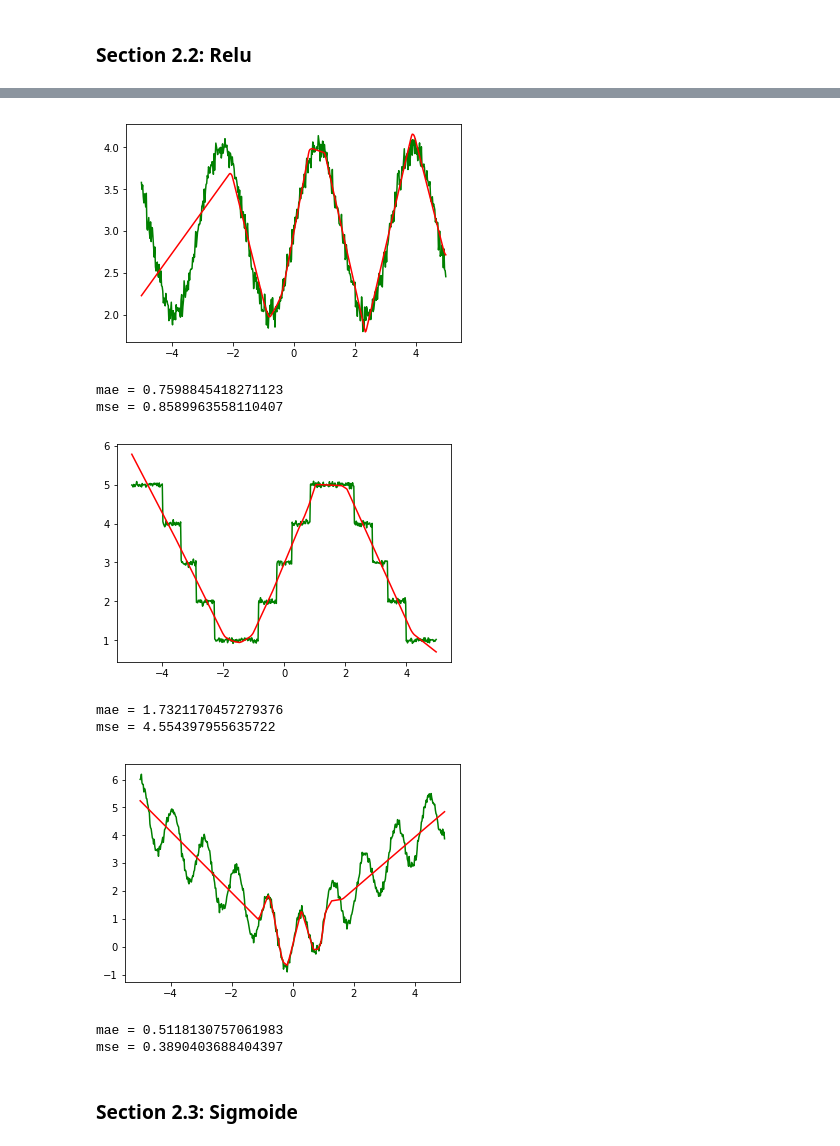
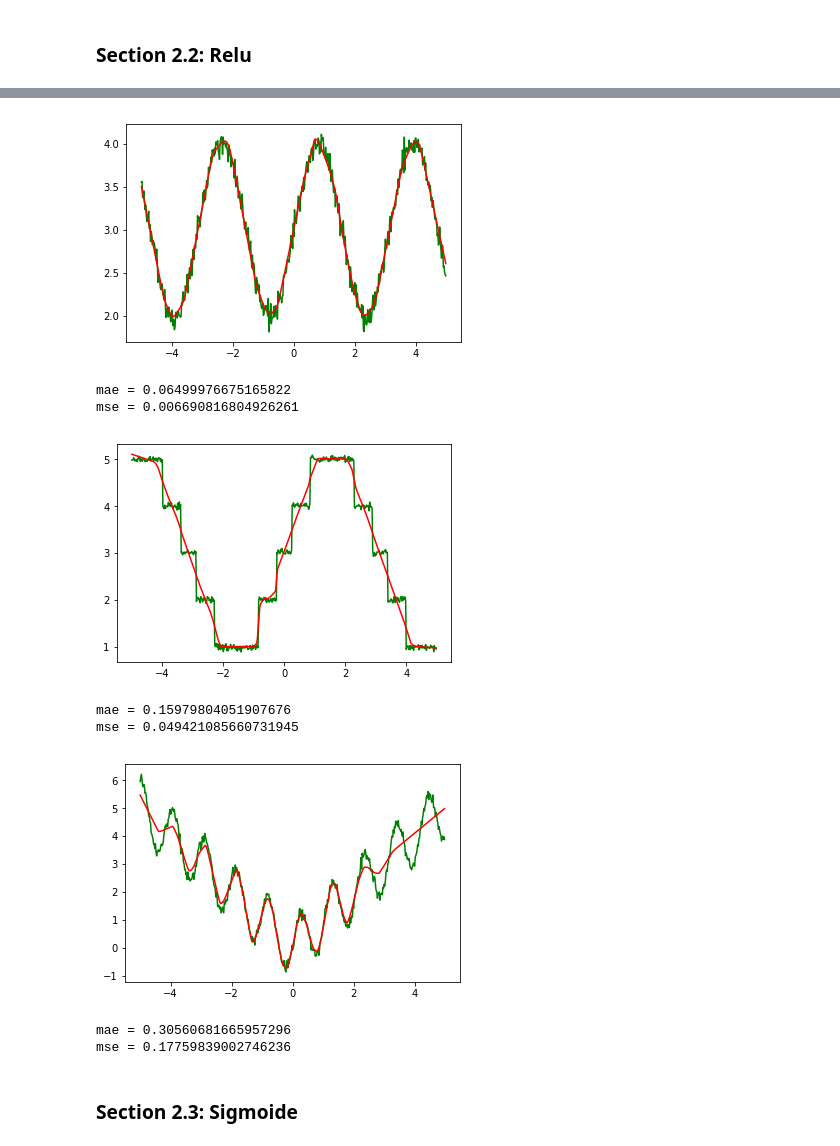
Before and after one commit to ArnaudDeleruyelle/Deep-Learning, a Jupyter notebook: 16-10-18-Jupyter/DeepLearning.ipynb, the cells around one changed output, grey strips where cells are left out. Drawn from its saved outputs; the diff is of its cells as text; code cells hidden in the pictures.

```diff
--- a/16-10-18-Jupyter/DeepLearning.ipynb
+++ b/16-10-18-Jupyter/DeepLearning.ipynb
@@ -109,13 +108,13 @@ def MLP(x_vals,tab_neurones, tab_activation):
 # %% [markdown]
 ### Section 1.7: Test d'un modèle
 # %%
-mlp1 = MLP(x_vals,[8,8,1], ['tanh','tanh','identity'])
+mlp1 = MLP(x_batch,[8,8,1], ['tanh','tanh','identity'])
 
 # output layer
 y_pred = mlp1[-1]
 
 # loss function
-loglikelihoods = tf.square(y_pred - y)
+loglikelihoods = tf.square(y_pred - y_batch)
 avg_llh = tf.reduce_mean(loglikelihoods)
 
 # optimizer
@@ -176,24 +181,24 @@ mae = 1.3333333333333333
 def testFunctionActivation(n, x_vals, y_vals, model):
     liste_result = []
     for i in range(n):
-        session = Fit(x_vals, y_vals, model, verbose = 20000)
+        session = Fit(x_vals, y_vals, model, verbose = 10000)
         y_result = Predict(x_vals,session)
         liste_result.append(y_result)
         session.close()
     result = np.mean(liste_result, axis = 0)
-    return result.reshape(nb_data,1)
+    return result.reshape(result.shape[0],1)
 # %% [markdown]
 ### Section 2.2: Relu
 # %%
 # model with Relu
 
-mlp_relu = MLP(x_vals,[8,8,1], ['relu','relu','identity'])
+mlp_relu = MLP(x_batch,[8,8,8,1], ['relu','relu','relu','identity'])
 
 # output layer
 y_pred = mlp_relu[-1]
 
 # loss function
-loglikelihoods = tf.square(y_pred - y)
+loglikelihoods = tf.square(y_pred - y_batch)
 avg_llh = tf.reduce_mean(loglikelihoods)
 
 # optimizer
@@ -201,6 +206,6 @@ opt = tf.train.AdamOptimizer(learning_rate=0.01)
 modelRelu = opt.minimize(avg_llh)
 # %%
 # train model
-resRelu_sin = testFunctionActivation(10,x_vals,y_vals_f_sin,modelRelu)
-resRelu_round = testFunctionActivation(10,x_vals,y_vals_f_round,modelRelu)
-resRelu_absin = testFunctionActivation(10,x_vals,y_vals_f_absin,modelRelu)
+resRelu_sin = testFunctionActivation(10,x,y_f1,modelRelu)
+resRelu_round = testFunctionActivation(10,x,y_f2,modelRelu)
+resRelu_absin = testFunctionActivation(10,x,y_f3,modelRelu)
@@ -207,38 +230,38 @@ resRelu_absin = testFunctionActivation(10,x_vals,y_vals_f_absin,modelRelu)
 # %%
 # print result
 
-plt.plot(x_vals,y_vals_f_sin, 'green')
-plt.plot(x_vals,resRelu_sin, 'red')
+plt.plot(x,y_f1, 'green')
+plt.plot(x,resRelu_sin, 'red')
 plt.show()
 
-print( "mae = " + str(mae(resRelu_sin,y_vals_f_sin)))
-print( "mse = " + str(mse(resRelu_sin,y_vals_f_sin)))
+print( "mae = " + str(mae(resRelu_sin,y_f1)))
+print( "mse = " + str(mse(resRelu_sin,y_f1)))
 
 
-plt.plot(x_vals,y_vals_f_round, 'green')
-plt.plot(x_vals,resRelu_round, 'red')
+plt.plot(x,y_f2, 'green')
+plt.plot(x,resRelu_round, 'red')
 plt.show()
 
-print( "mae = " + str(mae(resRelu_round,y_vals_f_round)))
-print( "mse = " + str(mse(resRelu_round,y_vals_f_round)))
+print( "mae = " + str(mae(resRelu_round,y_f2)))
+print( "mse = " + str(mse(resRelu_round,y_f2)))
 
 
-plt.plot(x_vals,y_vals_f_absin, 'green')
-plt.plot(x_vals,resRelu_absin, 'red')
+plt.plot(x,y_f3, 'green')
+plt.plot(x,resRelu_absin, 'red')
 plt.show()
 
-print( "mae = " + str(mae(resRelu_absin,y_vals_f_absin)))
-print( "mse = " + str(mse(resRelu_absin,y_vals_f_absin)))
+print( "mae = " + str(mae(resRelu_absin,y_f3)))
+print( "mse = " + str(mse(resRelu_absin,y_f3)))
 # %% [output]
-[figure, old version]
+[figure, new version]
-mae = 0.7598845418271123
-mse = 0.8589963558110407
+mae = 0.06499976675165822
+mse = 0.006690816804926261
-[figure, old version]
+[figure, new version]
-mae = 1.7321170457279376
-mse = 4.554397955635722
+mae = 0.15979804051907676
+mse = 0.049421085660731945
-[figure, old version]
+[figure, new version]
-mae = 0.5118130757061983
-mse = 0.3890403688404397
+mae = 0.30560681665957296
+mse = 0.17759839002746236
 # %% [markdown]
 ### Section 2.3: Sigmoide
 # %%
```
Also changed, not shown: parts of 17 cells of this notebook.
